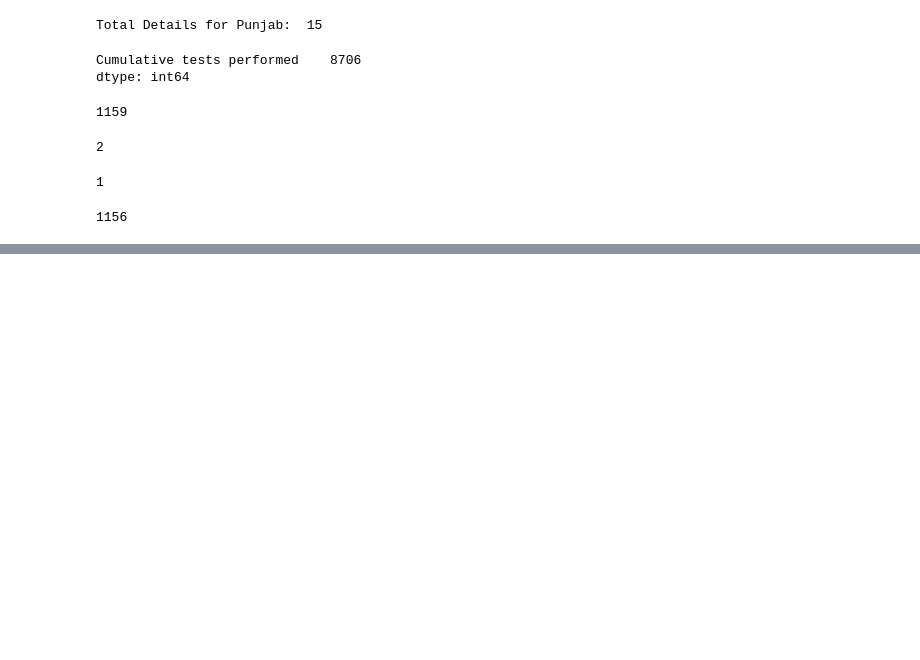
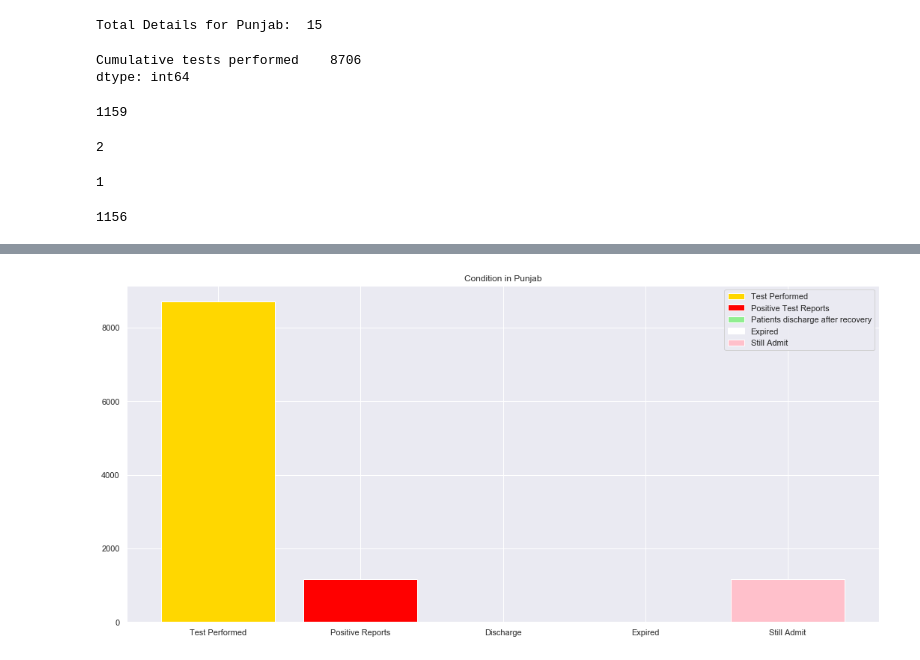
Before and after one commit to talha915/COVID19, a Jupyter notebook: CoronaVirusPrediction.ipynb, the cells around one changed output, grey strips where cells are left out. Drawn from its saved outputs; the diff is of its cells as text; code cells hidden in the pictures; blank space fills up the shorter version.

```diff
--- a/CoronaVirusPrediction.ipynb
+++ b/CoronaVirusPrediction.ipynb
@@ -68,0 +83,13 @@ punjab_corona_patients_admit
+# %%
+plt.bar(['Test Performed'],punjab_corona_virus_total_test, label="Test Performed", color='gold')
+plt.bar(['Positive Reports'],punjab_corona_virus_test_positive, label="Positive Test Reports", color='red')
+plt.bar(['Discharge'], punjab_corona_patients_discharge, label="Patients discharge after recovery", color='lightgreen')
+plt.bar(['Expired'], punjab_corona_patients_expired, label="Expired", color='white')
+plt.bar(['Still Admit'], punjab_corona_patients_admit, label="Still Admit", color='pink')
+
+plt.legend()
+plt.title('Condition in Punjab')
+
+plt.show()
+# %% [output]
+[figure, added]
```
Also changed, not shown: parts of 2 cells of this notebook.
